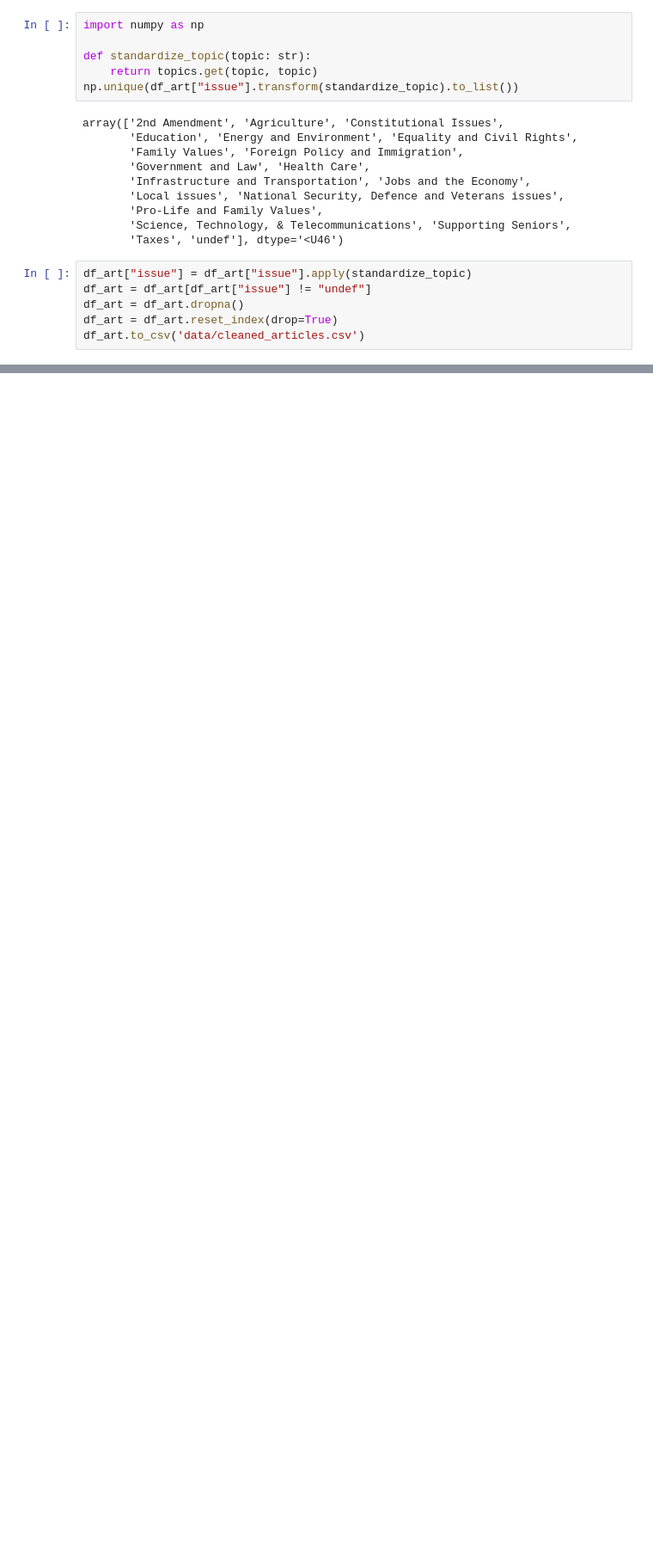
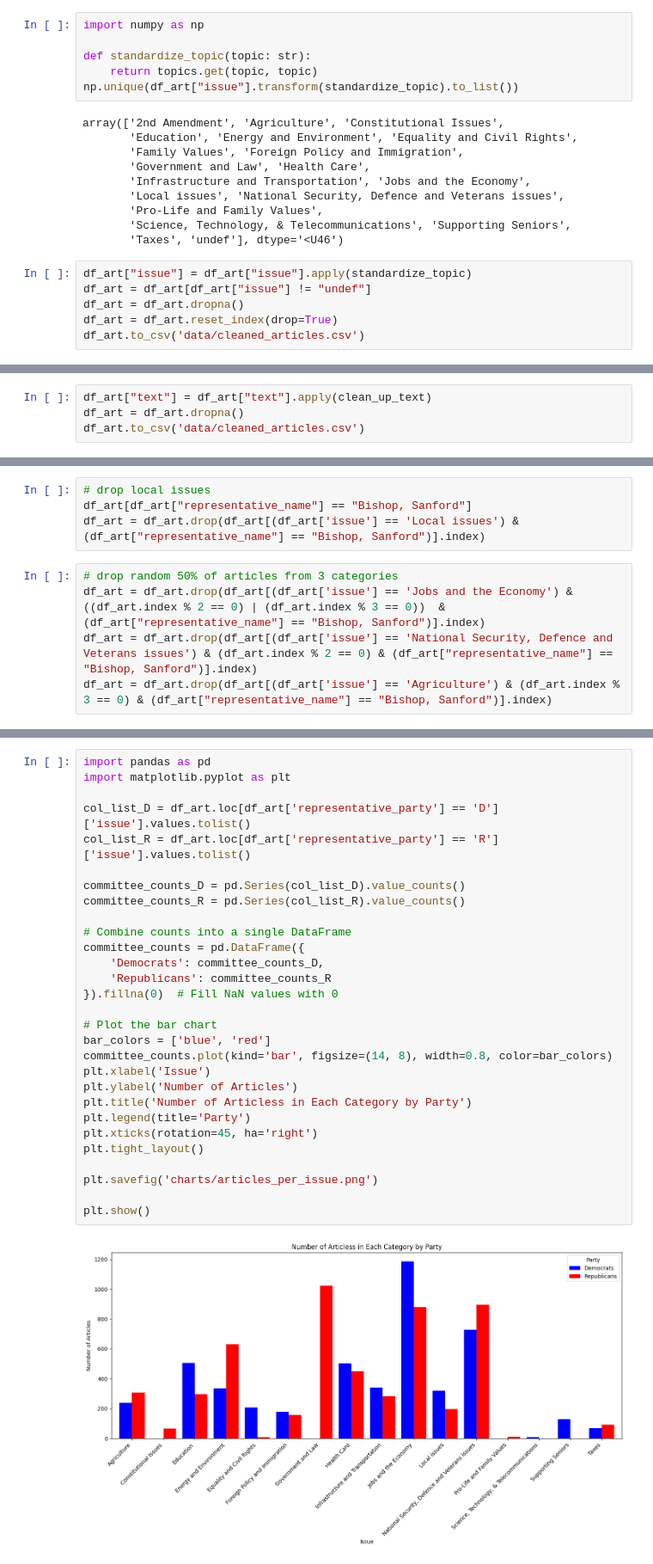
Before and after one commit to qpa-agh/usa_issues_data_mining, a Jupyter notebook: data_cleaning.ipynb, the cells around one changed output, grey strips where cells are left out. Shown at 86% size. Saved outputs shown, nothing was run; the diff lists cells and outputs as text; blank space fills up the shorter version.

Commit message:
Final data cleaning

```diff
--- a/data_cleaning.ipynb
+++ b/data_cleaning.ipynb
@@ -269,3 +279,7 @@ plt.show()
+# %%
+df_art["text"] = df_art["text"].apply(clean_up_text)
+df_art = df_art.dropna()
+df_art.to_csv('data/cleaned_articles.csv')
 # %%
 df_art["representative_name"].value_counts()
 # %% [output]
@@ -306,0 +310,9 @@ df_art.to_csv('data/cleaned_articles.csv')
+# %%
+# drop local issues
+df_art[df_art["representative_name"] == "Bishop, Sanford"]
+df_art = df_art.drop(df_art[(df_art['issue'] == 'Local issues') & (df_art["representative_name"] == "Bishop, Sanford")].index)
+# %%
+# drop random 50% of articles from 3 categories
+df_art = df_art.drop(df_art[(df_art['issue'] == 'Jobs and the Economy') & ((df_art.index % 2 == 0) | (df_art.index % 3 == 0))  & (df_art["representative_name"] == "Bishop, Sanford")].index)
+df_art = df_art.drop(df_art[(df_art['issue'] == 'National Security, Defence and Veterans issues') & (df_art.index % 2 == 0) & (df_art["representative_name"] == "Bishop, Sanford")].index)
+df_art = df_art.drop(df_art[(df_art['issue'] == 'Agriculture') & (df_art.index % 3 == 0) & (df_art["representative_name"] == "Bishop, Sanford")].index)
@@ -306,0 +358,31 @@ df_art.to_csv('data/cleaned_articles.csv')
+# %%
+import pandas as pd
+import matplotlib.pyplot as plt
+
+col_list_D = df_art.loc[df_art['representative_party'] == 'D']['issue'].values.tolist()
+col_list_R = df_art.loc[df_art['representative_party'] == 'R']['issue'].values.tolist()
+
+committee_counts_D = pd.Series(col_list_D).value_counts()
+committee_counts_R = pd.Series(col_list_R).value_counts()
+
+# Combine counts into a single DataFrame
+committee_counts = pd.DataFrame({
+    'Democrats': committee_counts_D,
+    'Republicans': committee_counts_R
+}).fillna(0)  # Fill NaN values with 0
+
+# Plot the bar chart
+bar_colors = ['blue', 'red']
+committee_counts.plot(kind='bar', figsize=(14, 8), width=0.8, color=bar_colors)
+plt.xlabel('Issue')
+plt.ylabel('Number of Articles')
+plt.title('Number of Articless in Each Category by Party')
+plt.legend(title='Party')
+plt.xticks(rotation=45, ha='right')
+plt.tight_layout()
+
+plt.savefig('charts/articles_per_issue.png')
+
+plt.show()
+# %% [output]
+[figure, added]
```
Also changed, not shown: parts of 11 cells of this notebook, 3 other files.
